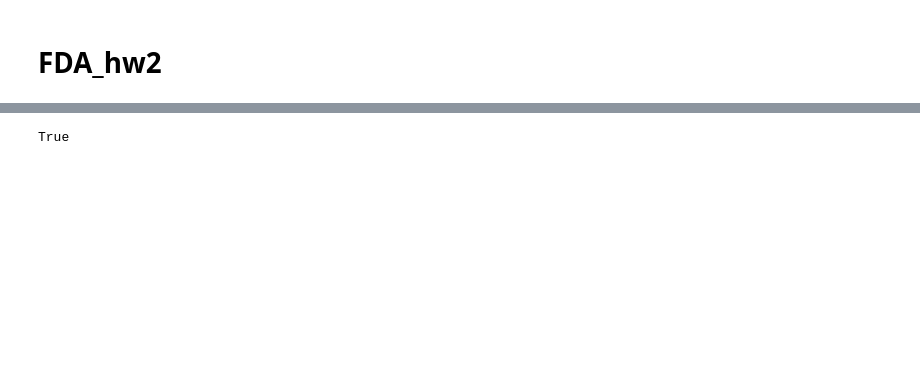
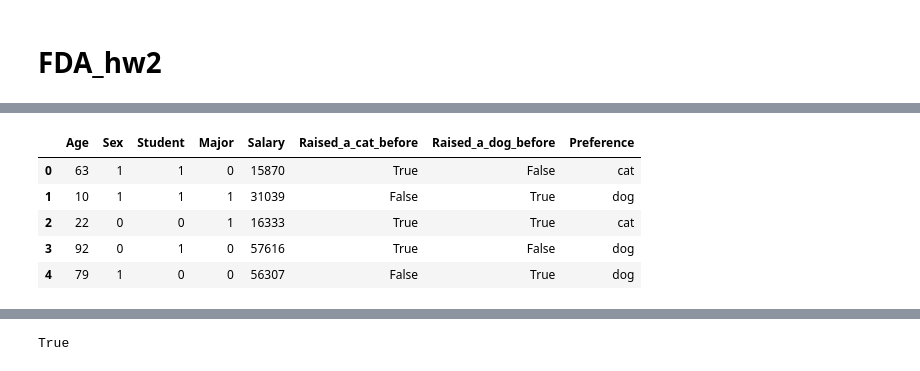
Before and after one commit to kevin110604/FDA-practice-Decision-Tree, a Jupyter notebook: FDA_hw2.ipynb, the cells around one changed output, grey strips where cells are left out. Saved outputs shown, nothing was run; the diff lists cells and outputs as text; code cells hidden in the pictures; blank space fills up the shorter version.

```diff
--- a/FDA_hw2.ipynb
+++ b/FDA_hw2.ipynb
@@ -142,0 +174,11 @@ df.head()
+# %%
+true_false_map = {True: 0, False: 1}
+df['Student'] = df['Student'].map(true_false_map)
+df.head()
+# %% [output]
+|  | Age | Sex | Student | Major | Salary | Raised_a_cat_before | Raised_a_dog_before | Preference |
+| 0 | 63 | 1 | 1 | 0 | 15870 | True | False | cat |
+| 1 | 10 | 1 | 1 | 1 | 31039 | False | True | dog |
+| 2 | 22 | 0 | 0 | 1 | 16333 | True | True | cat |
+| 3 | 92 | 0 | 1 | 0 | 57616 | True | False | dog |
+| 4 | 79 | 1 | 0 | 0 | 56307 | False | True | dog |
```
Also changed, not shown: parts of 22 cells of this notebook, 2 other files.
